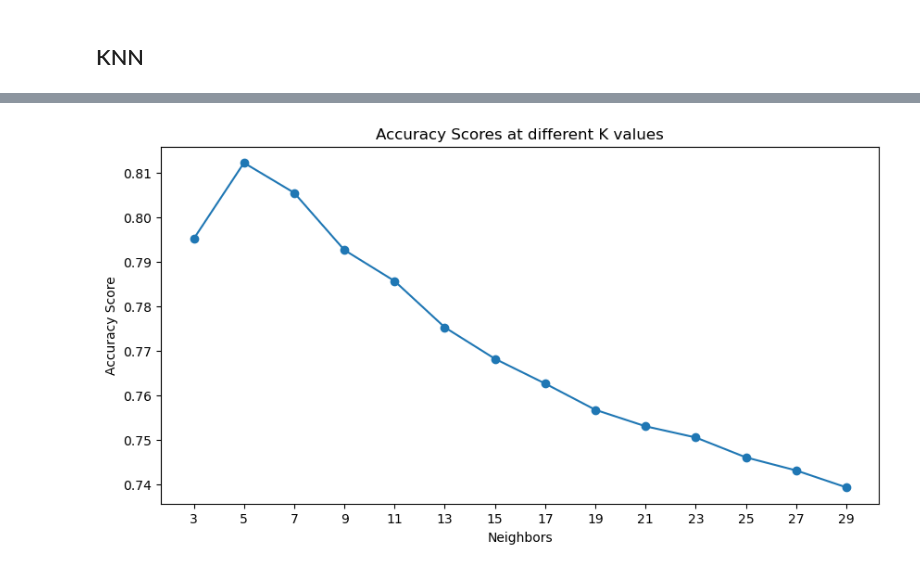
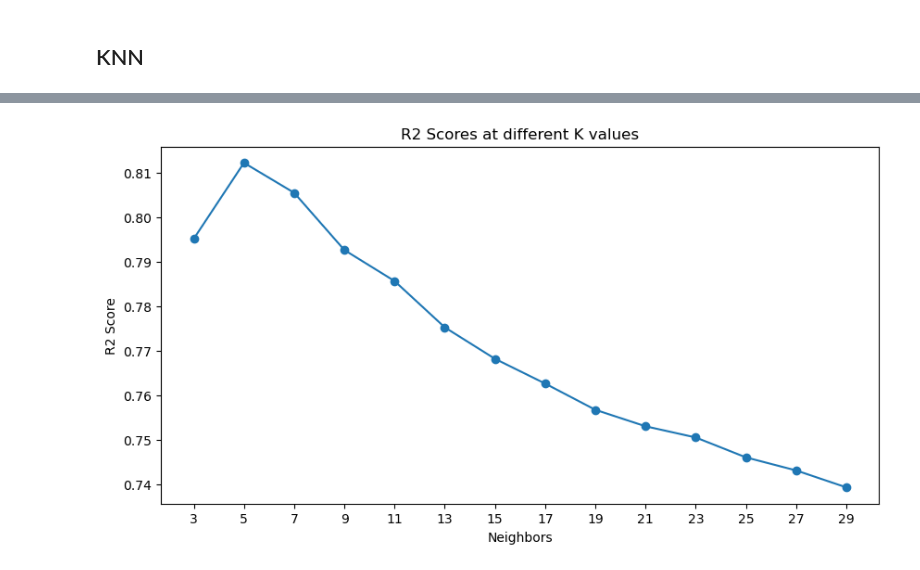
Before and after one commit to danielphilip12/Ames-Housing-Prices, a Jupyter notebook: code/assignment.ipynb, the cells around one changed output, grey strips where cells are left out. Drawn from its saved outputs; the diff is of its cells as text; code cells hidden in the pictures.

```diff
--- a/code/assignment.ipynb
+++ b/code/assignment.ipynb
@@ -40,5 +42,5 @@ columns = ['Overall Qual_codes', 'Exter Qual_codes', 'Kitchen Qual_codes', 'TotR
 df = df_org[columns]
 # creates the dataframe to use for EDA
 # %%
-df['Overall Qual_codes'] = df['Overall Qual_codes'] + 1
+# df['Overall Qual_codes'] = df['Overall Qual_codes'] + 1
 # adjusting this, as the codes were off by 1. Fine for modeling, but not for visualizing
@@ -261,6 +282,7 @@ X_test_sc = sc.transform(X_test)
 # transforms X_test and stores the result in X_test_sc
 # %%
 scores = []
+rmse_scores = []
 # list to keep track of scores for different number of neighbors
 # %%
 for n in range(3, 30, 2):
@@ -271,5 +293,11 @@ for n in range(3, 30, 2):
     # fits the data to the knn model
     scores.append({'neighbors': n, 'score': knn.score(X_test_sc, y_test)})
     # appends the number of neighbors nad the socre to the scores list
+    knn_preds = knn.predict(X_test_sc)
+    # predictions of the knn model on the test set
+    baseline_preds = np.full_like(y_test, y_test.mean())
+    # bsaeline predictions (uses the mean for every perdiction)
+    rmse_scores.append({'neighbors': n, 'score': root_mean_squared_error(y_test, knn_preds), 'baseline': root_mean_squared_error(y_test, baseline_preds)})
+    # appends teh dictioanry of the neighbors, rmse score, and baseline score
 # %%
 scores_df = pd.DataFrame(scores)
@@ -277,9 +344,9 @@ scores_df = pd.DataFrame(scores)
 # %%
 plt.plot(scores_df['neighbors'], scores_df['score'], marker='o')
 plt.xlabel("Neighbors")
-plt.ylabel("Accuracy Score")
-plt.title("Accuracy Scores at different K values")
+plt.ylabel("R2 Score")
+plt.title("R2 Scores at different K values")
 plt.xticks(range(3, 30, 2));
-# plots the line showing how well the model did (accuracy score) with differnt number of neighbors
+# plots the line showing how well the model did (R2 score) with differnt number of neighbors
 # %% [output]
-[figure, old version]
+[figure, new version]
```
Also changed, not shown: parts of 16 cells of this notebook, 18 other files.
